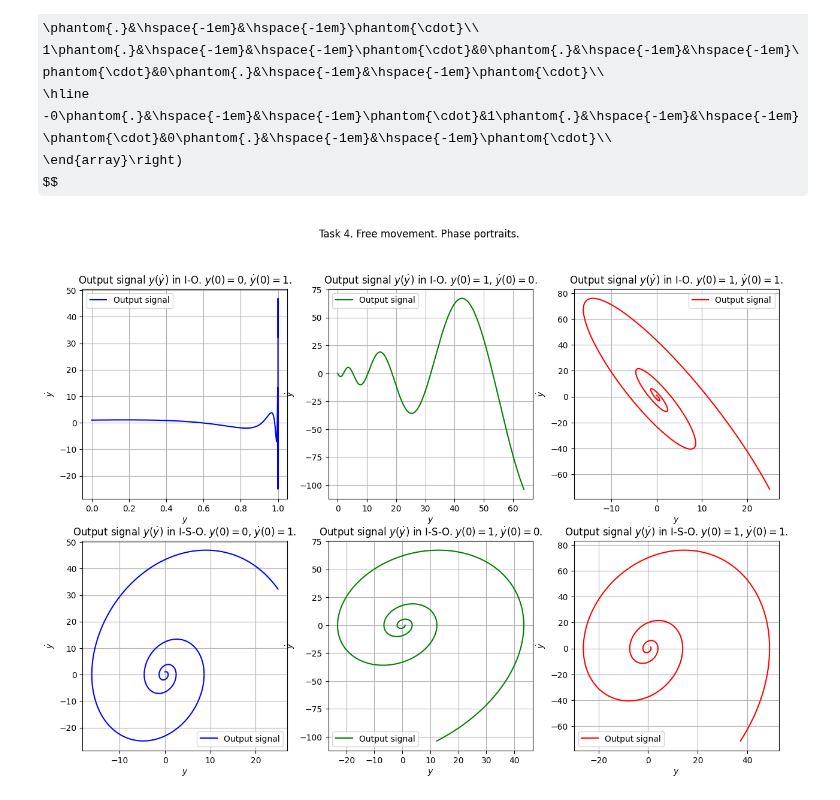
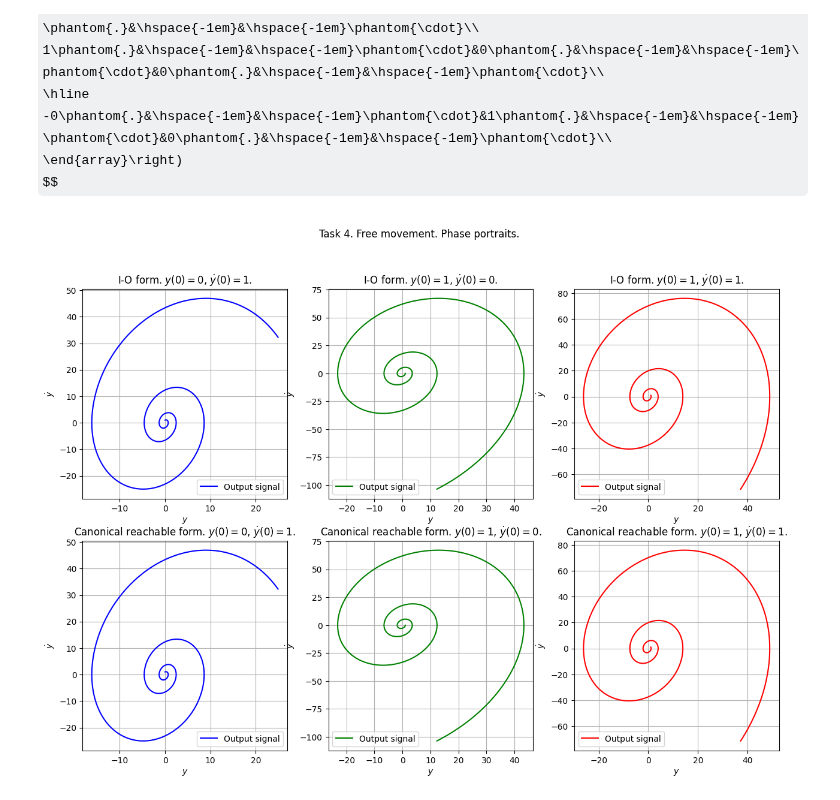
Before and after one commit to diuzhevVlad/control-theory-itmo-2023-2024, a Jupyter notebook: Lab2/Lab2.ipynb, the cells around one changed output. Drawn from its saved outputs; the diff is of its cells as text; code cells hidden in the pictures; some formulas as TeX source.

```diff
--- a/Lab2/Lab2.ipynb
+++ b/Lab2/Lab2.ipynb
@@ -254,35 +315,31 @@ u_4 = np.ones_like(time_4)*0 # free movement
 # %%
 init_states_4 = [
     [1, 0],
     [0, 1],
     [1, 1]
 ]
-y_4_1 = []
-y_4_1.append(ctrl.forced_response(transferFunction_4, U=u_4, X0=init_states_4[0], T=time_4))
-y_4_1.append(ctrl.forced_response(transferFunction_4, U=u_4, X0=init_states_4[1], T=time_4))
-y_4_1.append(ctrl.forced_response(transferFunction_4, U=u_4, X0=init_states_4[2], T=time_4))
 
-y_4_2 = []
-y_4_2.append(ctrl.forced_response(state_space_4, U=u_4, X0=init_states_4[0], T=time_4))
-y_4_2.append(ctrl.forced_response(state_space_4, U=u_4, X0=init_states_4[1], T=time_4))
-y_4_2.append(ctrl.forced_response(state_space_4, U=u_4, X0=init_states_4[2], T=time_4))
+y_4 = []
+y_4.append(ctrl.forced_response(state_space_4, U=u_4, X0=init_states_4[0], T=time_4))
+y_4.append(ctrl.forced_response(state_space_4, U=u_4, X0=init_states_4[1], T=time_4))
+y_4.append(ctrl.forced_response(state_space_4, U=u_4, X0=init_states_4[2], T=time_4))
 
 # Plotting
 fig, ax = plt.subplots(2, 3, figsize=(15, 10))
 fig.suptitle(f"Task 4. Free movement. Phase portraits.")
 for i in range(len(init_states_4)):
-    ax[0,i].plot(y_1_1[i].outputs, y_4_1[i].states[0,:], color[i],label=f"Output signal")
+    ax[0,i].plot(y_4[i].outputs, y_4[i].states[0,:], color[i],label=f"Output signal")
     ax[0,i].set_ylabel("$\dot y$")
     ax[0,i].set_xlabel("$y$")
     ax[0,i].grid(True)
-    ax[0,i].set_title(f"Output signal $y(\dot y)$ in I-O. $y(0)={init_states_4[i][1]}$, $\dot y(0)={init_states_4[i][0]}$.")
+    ax[0,i].set_title(f"I-O form. $y(0)={init_states_4[i][1]}$, $\dot y(0)={init_states_4[i][0]}$.")
     ax[0,i].legend()
 
-    ax[1,i].plot(y_4_2[i].states[1,:], y_4_2[i].states[0,:], color[i],label=f"Output signal")
+    ax[1,i].plot(y_4[i].states[1,:], y_4[i].states[0,:], color[i],label=f"Output signal")
     ax[1,i].set_ylabel("$\dot y$")
     ax[1,i].set_xlabel("$y$")
     ax[1,i].grid(True)
-    ax[1,i].set_title(f"Output signal $y(\dot y)$ in I-S-O. $y(0)={init_states_4[i][1]}$, $\dot y(0)={init_states_4[i][0]}$.")
+    ax[1,i].set_title(f"Canonical reachable form. $y(0)={init_states_4[i][1]}$, $\dot y(0)={init_states_4[i][0]}$.")
     ax[1,i].legend()
 # %% [output]
-[figure, old version]
+[figure, new version]
```
Also changed, not shown: parts of 8 cells of this notebook, 6 other files.
